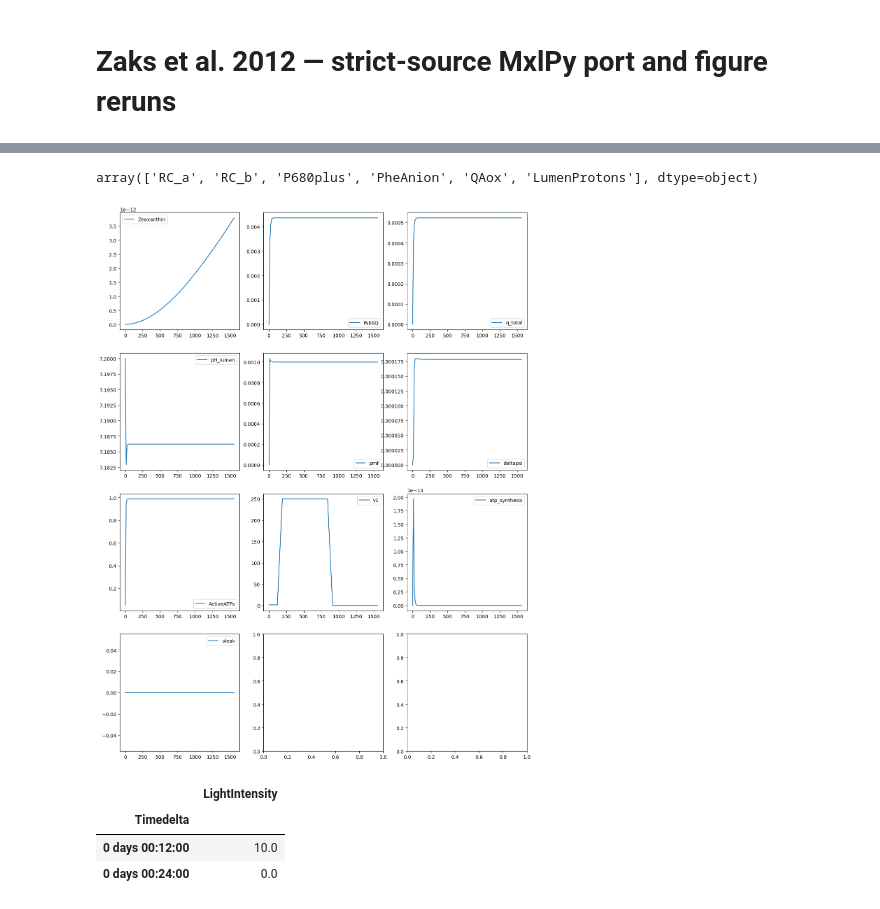
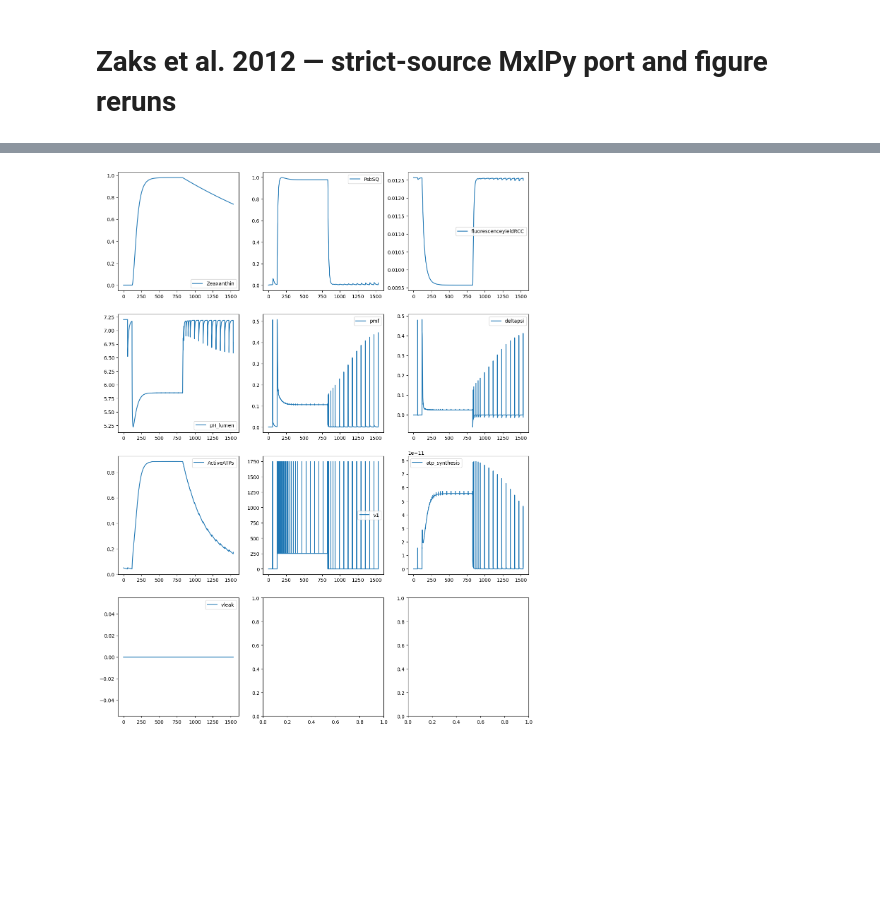
Before and after one commit to Computational-Biology-Aachen/mxl-models, a Jupyter notebook: docs/zaks2012.ipynb, the cells around one changed output, grey strips where cells are left out. Cells and saved outputs as stored; diff of their text form; code cells hidden in the pictures; blank space fills up the shorter version.

```diff
--- a/docs/zaks2012.ipynb
+++ b/docs/zaks2012.ipynb
@@ -53,4 +17,0 @@ compare_dicts(d1, d2)
-# %%
-data.simparams.varnames.PSII_RC
-# %% [output]
-array(['RC_a', 'RC_b', 'P680plus', 'PheAnion', 'QAox', 'LumenProtons'], dtype=object)
@@ -65,39 +130,34 @@ protocol
 # %%
-protocol = make_protocol([
-        (120, {"LightIntensity": 5}),
-        (720, {"LightIntensity": 1000.0}),
-        (720, {"LightIntensity": 0}),
-    ])
+LightIntensities, durat, flashidx = setup_pam_intensities(act=1000)
 
-# protocol = pd.DataFrame({
-#     "time": data.timevalues[1:],
-#     "LightIntensity": data.LightIntensity[1:],
-# })
+protocol = make_protocol(
+    [
+        (i, {"LightIntensity": k}) for i,k in zip(durat, LightIntensities)
+    ]
+)
 
 res = Simulator(get_zaks2012(),
-                # integrator=Scipy(rhs=get_zaks2012().get_right_hand_side(), y0=get_zaks2012().get_initial_conditions(),atol=1e-8, rtol=1e-8),
-                ).simulate_protocol(protocol, time_points_per_step=10).get_result().unwrap_or_err().get_combined()
+                integrator=partial(Scipy, method="Radau",   # or "BDF" for stiff problems
+                rtol=1e-8,
+                atol=1e-10,
+            ),
+                ).simulate_protocol(protocol, time_points_per_step=100).get_result().unwrap_or_err().get_combined()
 
 
-name = ["Zeaxanthin", "PsbSQ", "q_total",
+name = ["Zeaxanthin", "PsbSQ", "fluorescenceyieldRCC",
         "pH_lumen", "pmf", "deltapsi","ActiveATPs", "v1", "atp_synthesis", "vleak"]#get_zaks2012().get_readout_names()
 
 ncol = 3
 nrow = int(len(name)/ncol) + 1
 idx = res.index
 fig, axs = plt.subplots(ncols=ncol, nrows=nrow, figsize = (ncol*5, nrow*5))
 axx = axs.flatten()
 for var, ax in zip(name, axs.flatten()):
     ax.plot(idx, res[var], label = var)
     ax.legend()
-
+    ymax = 1e-3
+    # add_light_bar(ax, y=ymax*0.95, height = 1e-3)
+plt.savefig("test.png")
 plt.show()
 # %% [output]
-[figure, old version]
+[figure, new version]
-# %%
-protocol
-# %% [output]
-|  | LightIntensity |
-| Timedelta |  |
-| 0 days 00:12:00 | 10.0 |
-| 0 days 00:24:00 | 0.0 |
```
Also changed, not shown: parts of 13 cells of this notebook, 6 other files.
